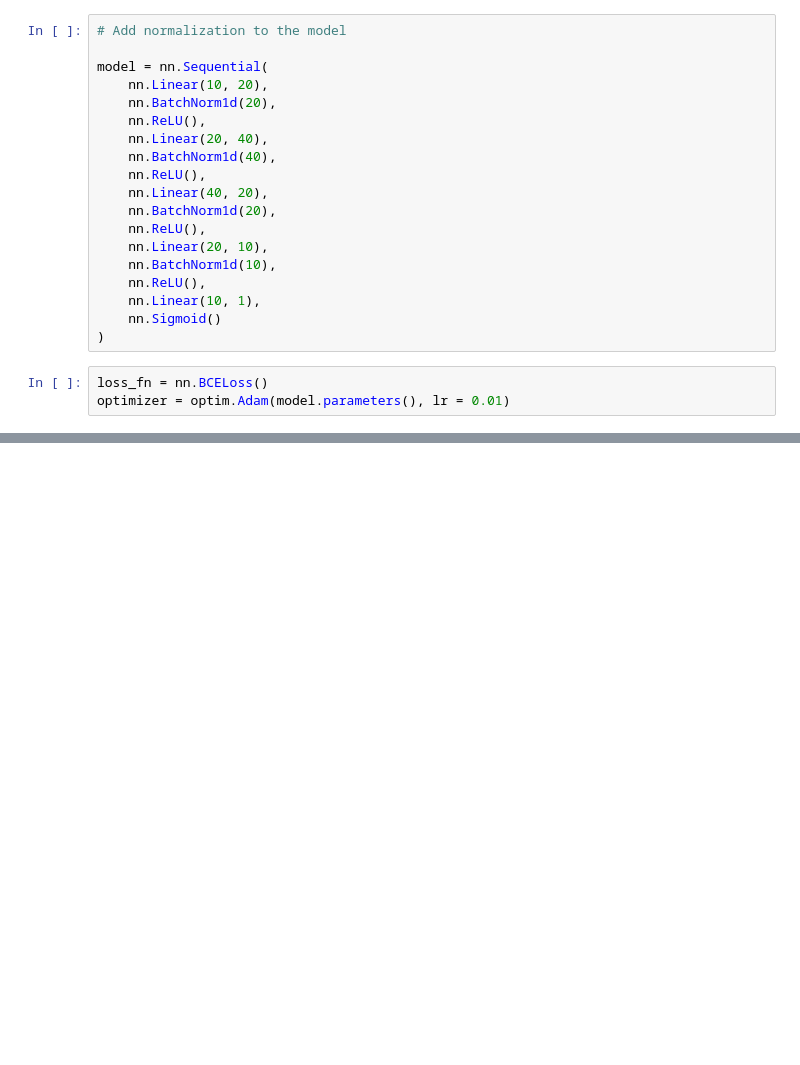
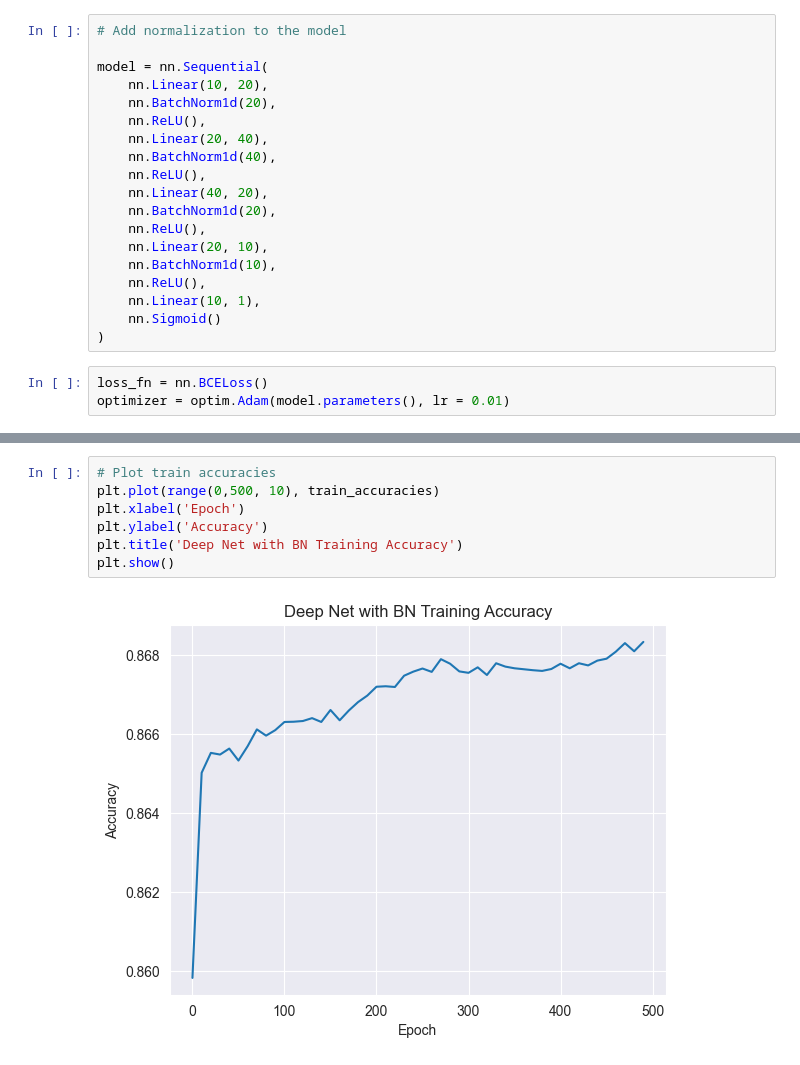
Before and after one commit to dzarezankova/msci-546-proj, a Jupyter notebook: nn/MSCI_546_Project_NNs.ipynb, the cells around one changed output, grey strips where cells are left out. Saved outputs shown, nothing was run; the diff lists cells and outputs as text; blank space fills up the shorter version.

```diff
--- a/nn/MSCI_546_Project_NNs.ipynb
+++ b/nn/MSCI_546_Project_NNs.ipynb
@@ -318,0 +392,9 @@ plt.show()
+# %%
+# Plot train accuracies
+plt.plot(range(0,500, 10), train_accuracies)
+plt.xlabel('Epoch')
+plt.ylabel('Accuracy')
+plt.title('Deep Net with BN Training Accuracy')
+plt.show()
+# %% [output]
+[figure, added]
```
Also changed, not shown: parts of 15 cells of this notebook.
